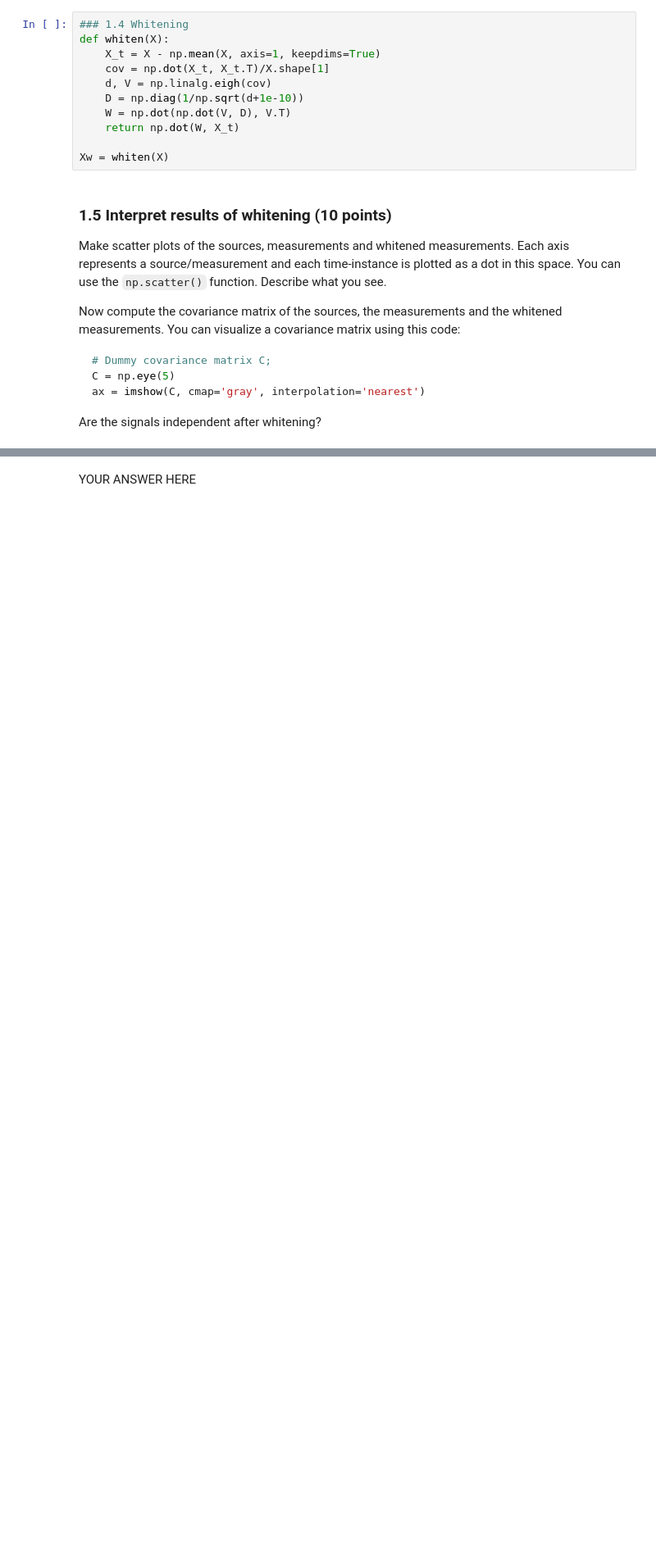
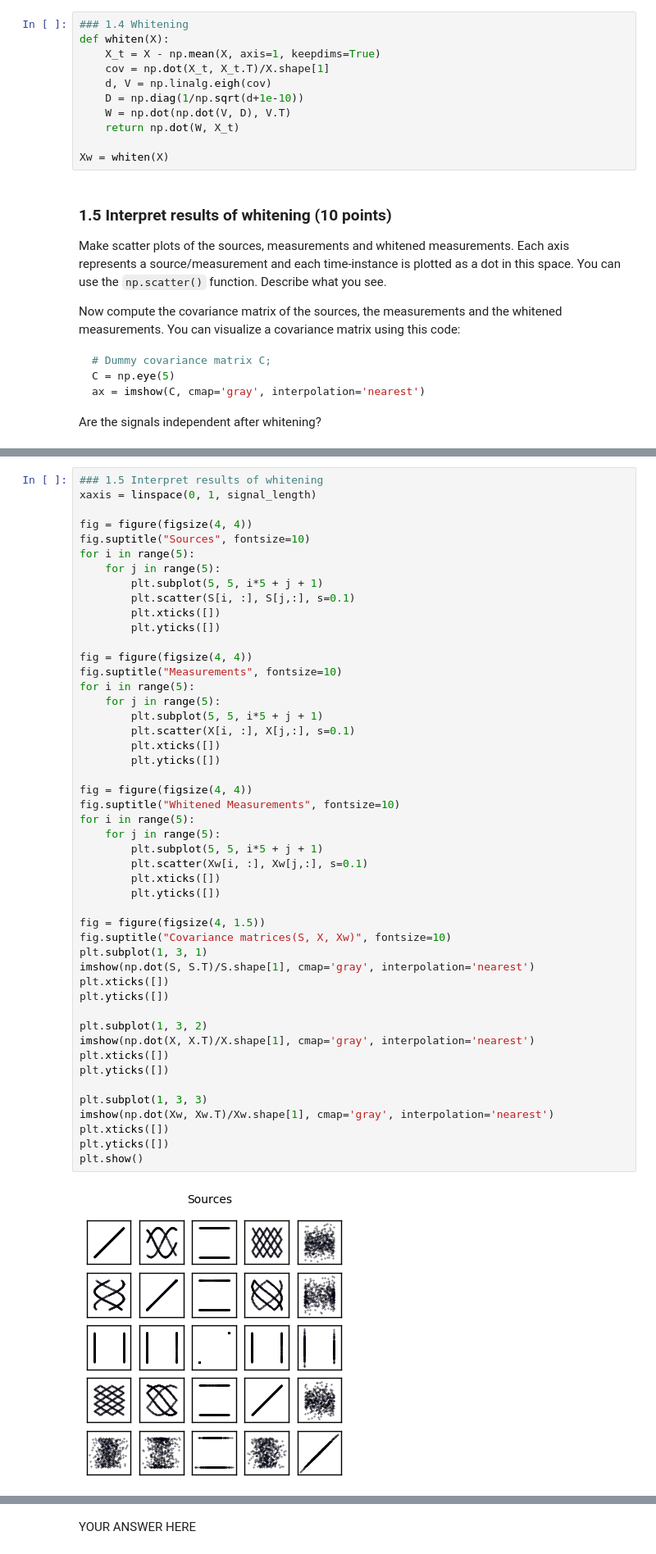
Before and after one commit to HitLuca/ML2-Labs, a Jupyter notebook: lab1/lab1.ipynb, the cells around one changed output, grey strips where cells are left out. Shown at 82% size. Drawn from its saved outputs; the diff is of its cells as text; blank space fills up the shorter version.

```diff
--- a/lab1/lab1.ipynb
+++ b/lab1/lab1.ipynb
@@ -252,0 +216,50 @@ plt.show()
+# %%
+### 1.5 Interpret results of whitening
+xaxis = linspace(0, 1, signal_length)
+
+fig = figure(figsize(4, 4))
+fig.suptitle("Sources", fontsize=10)
+for i in range(5):
+    for j in range(5):
+        plt.subplot(5, 5, i*5 + j + 1)
+        plt.scatter(S[i, :], S[j,:], s=0.1)
+        plt.xticks([])
+        plt.yticks([])
+
+fig = figure(figsize(4, 4))
+fig.suptitle("Measurements", fontsize=10)
+for i in range(5):
+    for j in range(5):
+        plt.subplot(5, 5, i*5 + j + 1)
+        plt.scatter(X[i, :], X[j,:], s=0.1)
+        plt.xticks([])
+        plt.yticks([])
+
+fig = figure(figsize(4, 4))
+fig.suptitle("Whitened Measurements", fontsize=10)
+for i in range(5):
+    for j in range(5):
+        plt.subplot(5, 5, i*5 + j + 1)
+        plt.scatter(Xw[i, :], Xw[j,:], s=0.1)
+        plt.xticks([])
+        plt.yticks([])
+
+fig = figure(figsize(4, 1.5))
+fig.suptitle("Covariance matrices(S, X, Xw)", fontsize=10)
+plt.subplot(1, 3, 1)
+imshow(np.dot(S, S.T)/S.shape[1], cmap='gray', interpolation='nearest')
+plt.xticks([])
+plt.yticks([])
+
+plt.subplot(1, 3, 2)
+imshow(np.dot(X, X.T)/X.shape[1], cmap='gray', interpolation='nearest')
+plt.xticks([])
+plt.yticks([])
+
+plt.subplot(1, 3, 3)
+imshow(np.dot(Xw, Xw.T)/Xw.shape[1], cmap='gray', interpolation='nearest')
+plt.xticks([])
+plt.yticks([])
+plt.show()
+# %% [output]
+[figure, added]
```
Also changed, not shown: parts of 13 cells of this notebook.
